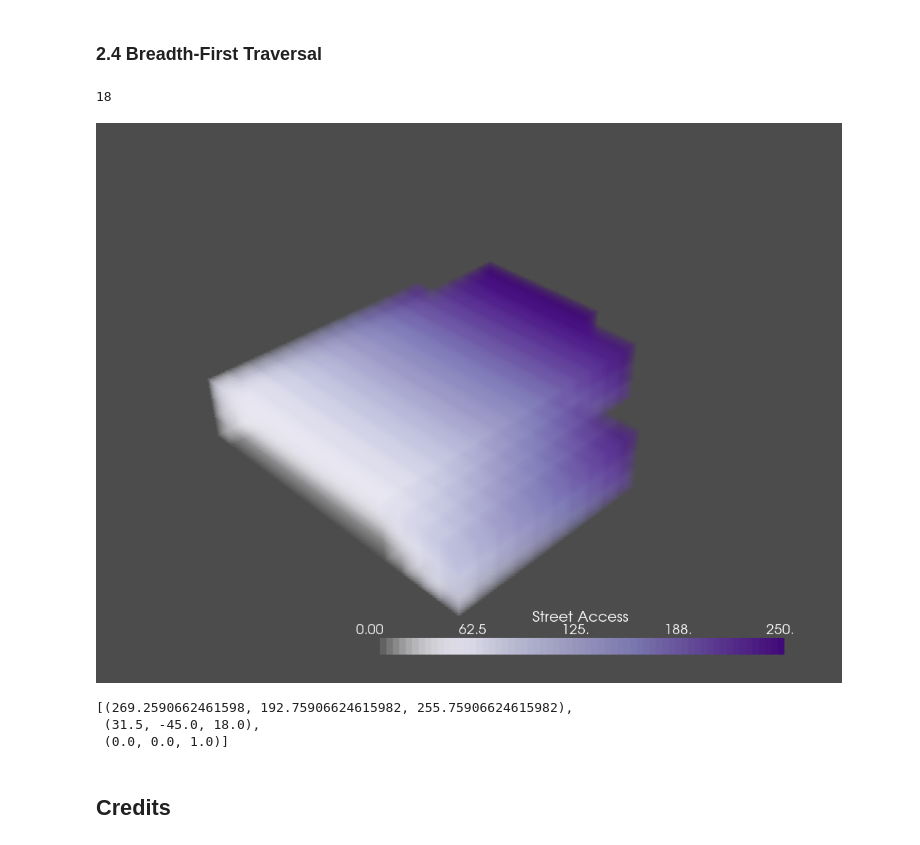
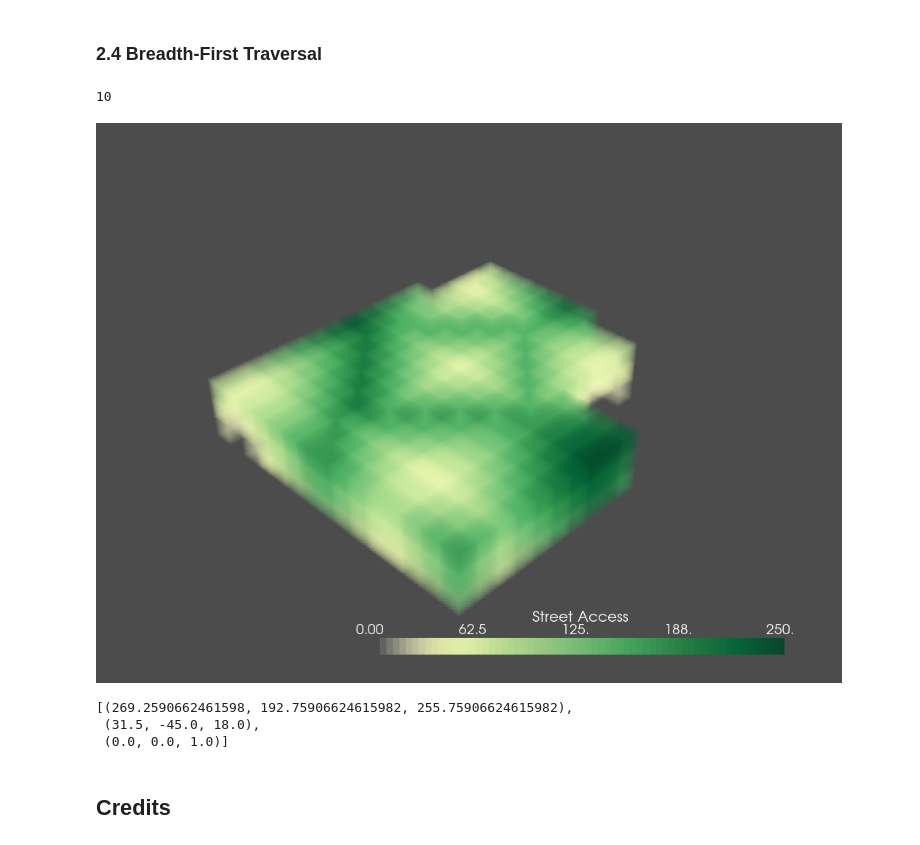
Before and after one commit to DaniqueBuchner/spatial_computing_project_template, a Jupyter notebook: Notebooks/distance_to_entrance.ipynb, the cells around one changed output. Drawn from its saved outputs; the diff is of its cells as text; code cells hidden in the pictures.

```diff
--- a/Notebooks/distance_to_entrance.ipynb
+++ b/Notebooks/distance_to_entrance.ipynb
@@ -58,8 +58,9 @@ envelope_lattice = tg.lattice_from_csv(lattice_path)
 ### 0.4 Importing the Street Points
 # %%
 # import the streetnetwork as a point cloud
-# street_pc = tg.cloud_from_csv("../Data/raw data/loc_entrances.csv")
-street_pc = tg.cloud_from_csv("../Data/raw data/main_street_points.csv")
+street_pc = tg.cloud_from_csv("../Data/raw data/entrances_envelope.csv")
+street_pc[:,[1,2]] = street_pc[:,[2,1]]
+street_pc[:,1] = street_pc[:,1] * -1
 # %%
 # initiating the plotter
 p = pv.Plotter()
@@ -110,12 +111,3 @@ for voxel_cen in env_cens:
     dist_m.append(dist_v)
 # change the distance matrix type, from list to array
 dist_m = np.array(dist_m)
-
-
-"""
-st_m_shape = (env_cens.shape[0], street_pc.shape[0], 3)
-st_m = np.broadcast_to(street_pc, st_m_shape)
-ep_m_shape = (street_pc.shape[0], env_cens.shape[0], 3)
-ep_m = np.broadcast_to(env_cens, ep_m_shape).transpose((1,0,2))
-dist_m = np.linalg.norm(st_m - ep_m, axis=2)
-"""
@@ -245,37 +235,37 @@ for i in range(1, max_dist):
 # reshape and construct a lattice from the street network distance list
 mn_dist_lattice = mn_dist_lattice_flat.reshape(mn_dist_lattice.shape)
 # %% [output]
-18
+10
 # %%
 # set the lattice to be visualized
 l = mn_dist_lattice * envelope_lattice
 # remapping
 l = 250 * (l - l.min()) / l.max()
 
 # initiating the plotter
 p = pv.Plotter(notebook=True)
 
 # Create the spatial reference
 grid = pv.UniformGrid()
 
 # Set the grid dimensions: shape because we want to inject our values
 grid.dimensions = l.shape
 # The bottom left corner of the data set
 grid.origin = l.minbound
 # These are the cell sizes along each axis
 grid.spacing = l.unit
 
 # Add the data values to the cell data
 grid.point_arrays["Street Access"] = l.flatten(order="F")  # Flatten the Lattice
 
 # adding the volume
 opacity = np.array([0,0.6,0.6,0.6,0.6,0.6,0.6]) * 1.5
-p.add_volume(grid, cmap="Purples", opacity=opacity, shade=False, show_scalar_bar=True)
+p.add_volume(grid, cmap="YlGn", opacity=opacity, shade=False, show_scalar_bar=True)
 
 # plotting
 p.show()
 # %% [output]
-[figure, old version]
+[figure, new version]
 [(269.2590662461598, 192.75906624615982, 255.75906624615982),
  (31.5, -45.0, 18.0),
  (0.0, 0.0, 1.0)]
```
Also changed, not shown: parts of 4 cells of this notebook, 3 other files.
